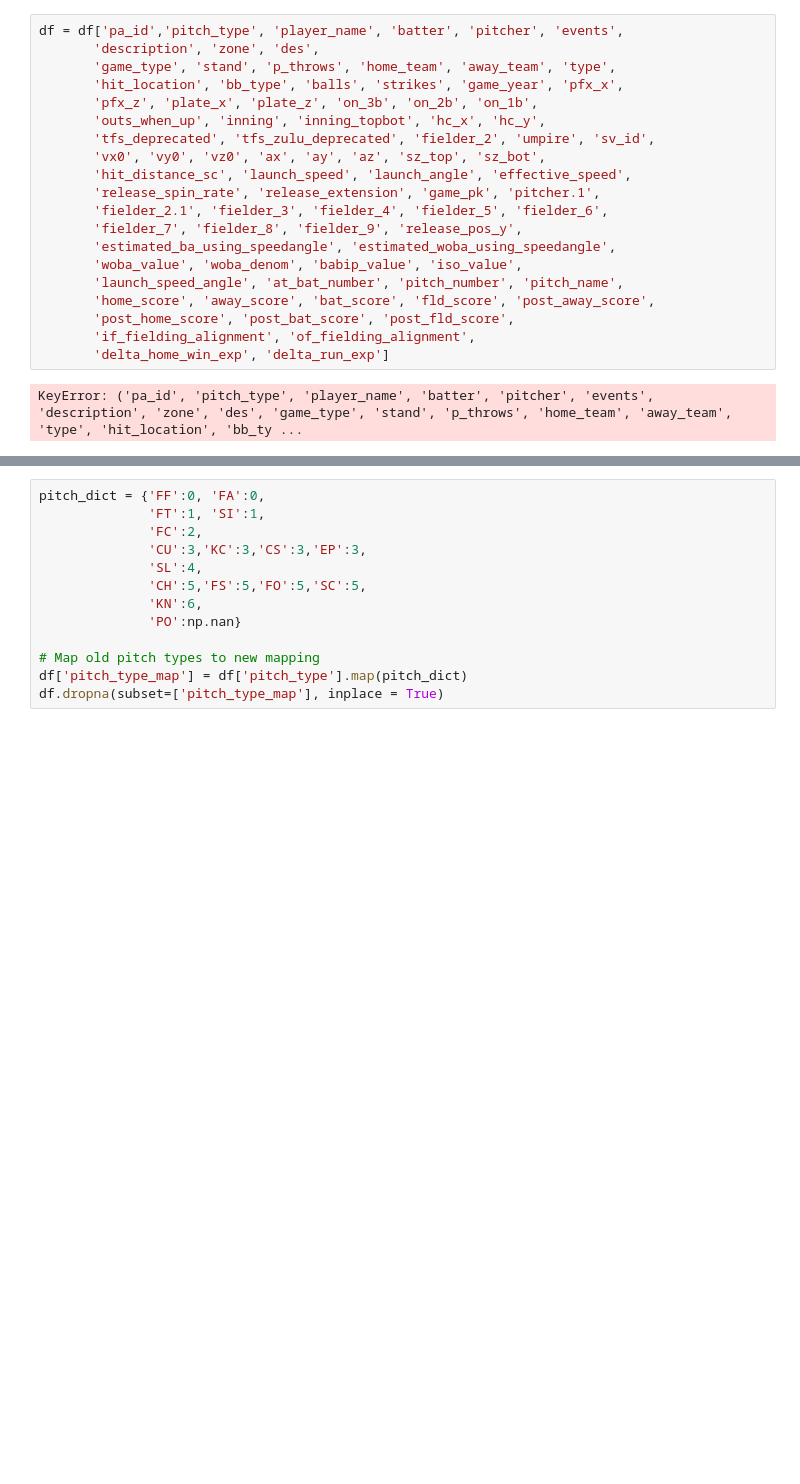
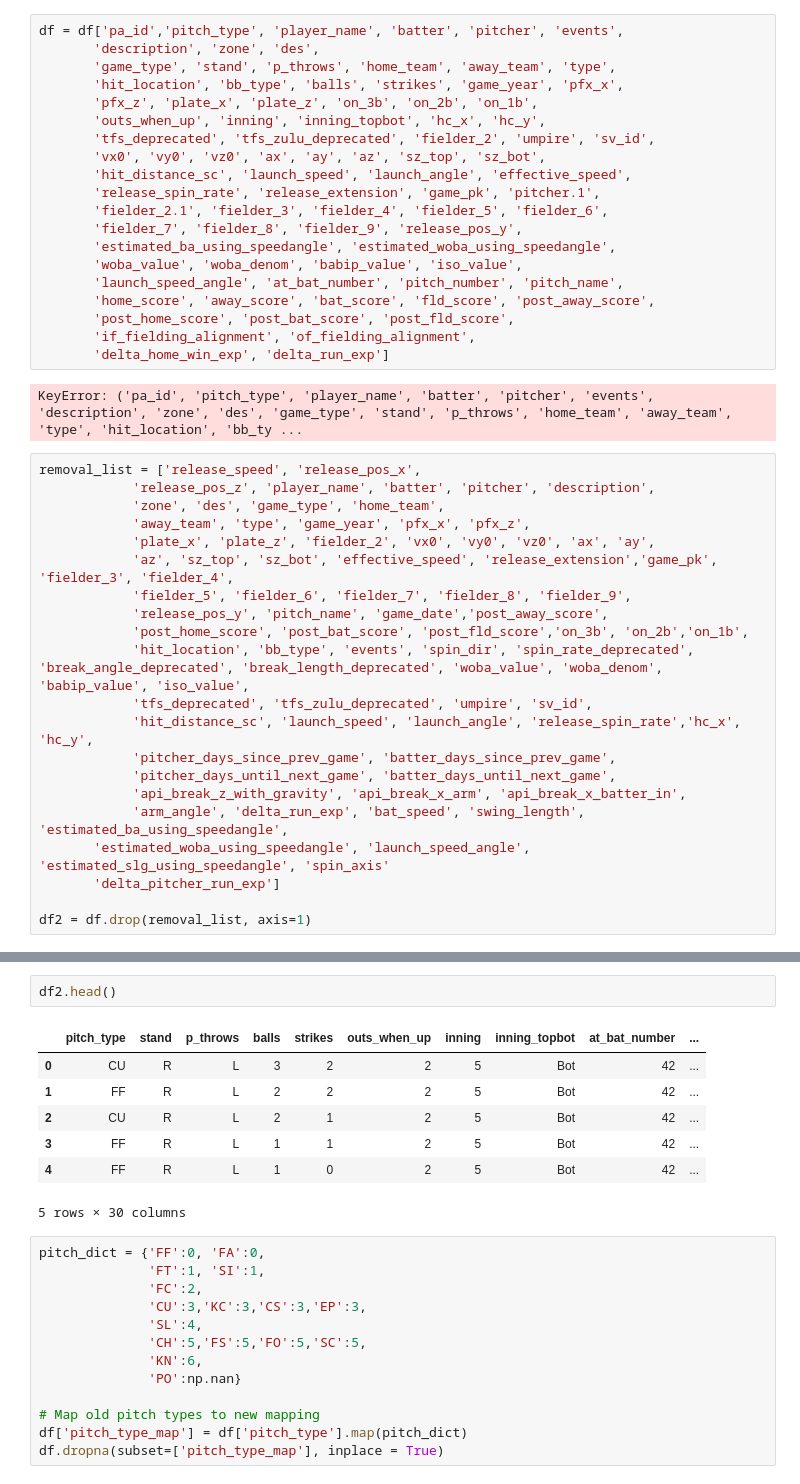
Before and after one commit to Stonec823/MLB-Pitch-Prediction, a Jupyter notebook: notebooks/Feature Engineering/feature_selection.ipynb, the cells around one changed output, grey strips where cells are left out. Cells and saved outputs as stored; diff of their text form; blank space fills up the shorter version.

```diff
--- a/notebooks/Feature Engineering/feature_selection.ipynb
+++ b/notebooks/Feature Engineering/feature_selection.ipynb
@@ -53,3 +61,24 @@ df = df['pa_id','pitch_type', 'player_name', 'batter', 'pitcher', 'events',
        'delta_home_win_exp', 'delta_run_exp']
 # %% [output]
 KeyError: ('pa_id', 'pitch_type', 'player_name', 'batter', 'pitcher', 'events', 'description', 'zone', 'des', 'game_type', 'stand', 'p_throws', 'home_team', 'away_team', 'type', 'hit_location', 'bb_ty ...
+# %%
+removal_list = ['release_speed', 'release_pos_x',
+            'release_pos_z', 'player_name', 'batter', 'pitcher', 'description',
+            'zone', 'des', 'game_type', 'home_team',
+            'away_team', 'type', 'game_year', 'pfx_x', 'pfx_z',
+            'plate_x', 'plate_z', 'fielder_2', 'vx0', 'vy0', 'vz0', 'ax', 'ay',
+            'az', 'sz_top', 'sz_bot', 'effective_speed', 'release_extension','game_pk', 'fielder_3', 'fielder_4',
+            'fielder_5', 'fielder_6', 'fielder_7', 'fielder_8', 'fielder_9',
+            'release_pos_y', 'pitch_name', 'game_date','post_away_score',
+            'post_home_score', 'post_bat_score', 'post_fld_score','on_3b', 'on_2b','on_1b',
+            'hit_location', 'bb_type', 'events', 'spin_dir', 'spin_rate_deprecated', 'break_angle_deprecated', 'break_length_deprecated', 'woba_value', 'woba_denom', 'babip_value', 'iso_value',
+            'tfs_deprecated', 'tfs_zulu_deprecated', 'umpire', 'sv_id',
+            'hit_distance_sc', 'launch_speed', 'launch_angle', 'release_spin_rate','hc_x', 'hc_y',
+            'pitcher_days_since_prev_game', 'batter_days_since_prev_game',
+            'pitcher_days_until_next_game', 'batter_days_until_next_game',
+            'api_break_z_with_gravity', 'api_break_x_arm', 'api_break_x_batter_in',
+            'arm_angle', 'delta_run_exp', 'bat_speed', 'swing_length', 'estimated_ba_using_speedangle',
+       'estimated_woba_using_speedangle', 'launch_speed_angle', 'estimated_slg_using_speedangle', 'spin_axis'
+       'delta_pitcher_run_exp']
+
+df2 = df.drop(removal_list, axis=1)
@@ -56,3 +97,13 @@ KeyError: ('pa_id', 'pitch_type', 'player_name', 'batter', 'pitcher', 'events',
+# %%
+df2.head()
+# %% [output]
+|  | pitch_type | stand | p_throws | balls | strikes | outs_when_up | inning | inning_topbot | at_bat_number | ... |
+| 0 | CU | R | L | 3 | 2 | 2 | 5 | Bot | 42 | ... |
+| 1 | FF | R | L | 2 | 2 | 2 | 5 | Bot | 42 | ... |
+| 2 | CU | R | L | 2 | 1 | 2 | 5 | Bot | 42 | ... |
+| 3 | FF | R | L | 1 | 1 | 2 | 5 | Bot | 42 | ... |
+| 4 | FF | R | L | 1 | 0 | 2 | 5 | Bot | 42 | ... |
+5 rows × 30 columns
 # %%
 pitch_dict = {'FF':0, 'FA':0,
               'FT':1, 'SI':1,
```
Also changed, not shown: parts of 4 cells of this notebook, 7 other files.
